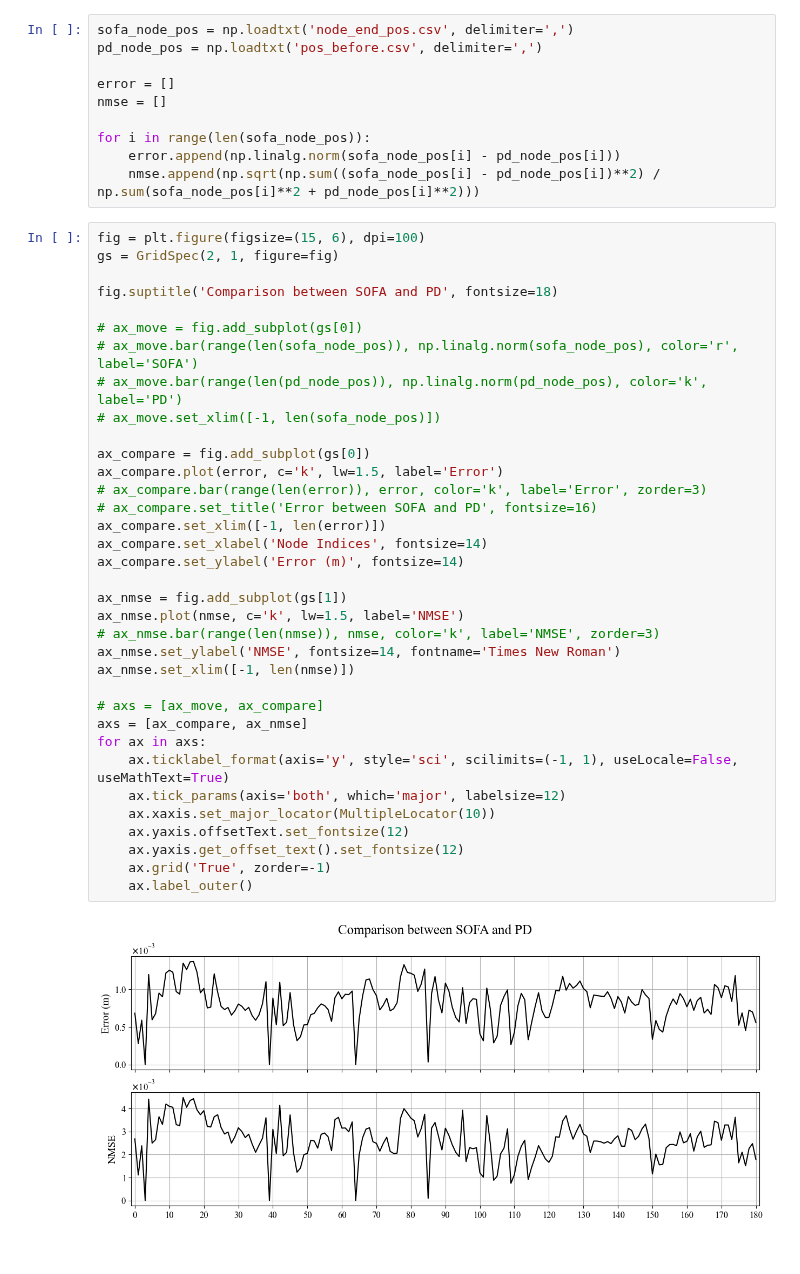
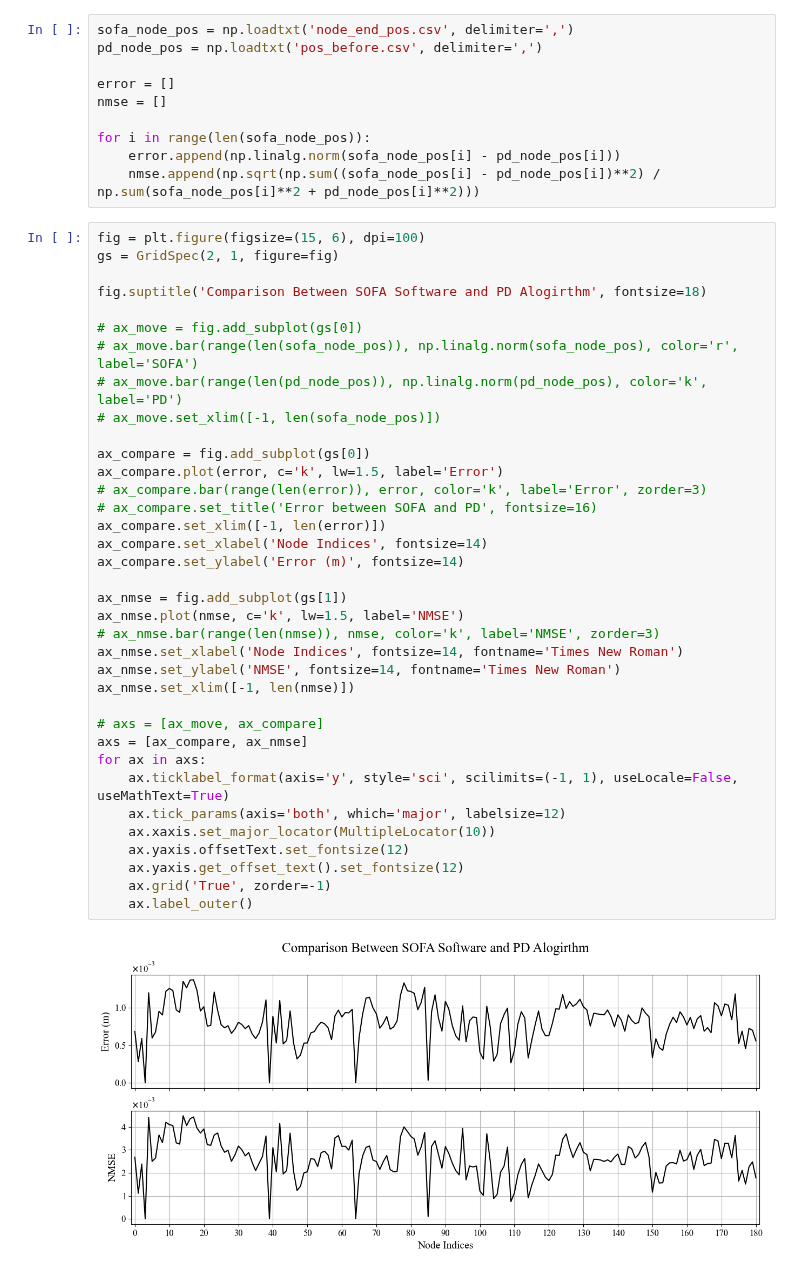
Before and after one commit to yang-si-hang/paper-2023, a Jupyter notebook: Test branch/SOFACode/20240629-PD Sofa/DataCompare.ipynb, the cells around one changed output. Drawn from its saved outputs; the diff is of its cells as text.

```diff
--- a/Test branch/SOFACode/20240629-PD Sofa/DataCompare.ipynb
+++ b/Test branch/SOFACode/20240629-PD Sofa/DataCompare.ipynb
@@ -27,36 +27,37 @@ for i in range(len(sofa_node_pos)):
 fig = plt.figure(figsize=(15, 6), dpi=100)
 gs = GridSpec(2, 1, figure=fig)
 
-fig.suptitle('Comparison between SOFA and PD', fontsize=18)
+fig.suptitle('Comparison Between SOFA Software and PD Alogirthm', fontsize=18)
 
 # ax_move = fig.add_subplot(gs[0])
 # ax_move.bar(range(len(sofa_node_pos)), np.linalg.norm(sofa_node_pos), color='r', label='SOFA')
 # ax_move.bar(range(len(pd_node_pos)), np.linalg.norm(pd_node_pos), color='k', label='PD')
 # ax_move.set_xlim([-1, len(sofa_node_pos)])
 
 ax_compare = fig.add_subplot(gs[0])
 ax_compare.plot(error, c='k', lw=1.5, label='Error')
 # ax_compare.bar(range(len(error)), error, color='k', label='Error', zorder=3)
 # ax_compare.set_title('Error between SOFA and PD', fontsize=16)
 ax_compare.set_xlim([-1, len(error)])
 ax_compare.set_xlabel('Node Indices', fontsize=14)
 ax_compare.set_ylabel('Error (m)', fontsize=14)
 
 ax_nmse = fig.add_subplot(gs[1])
 ax_nmse.plot(nmse, c='k', lw=1.5, label='NMSE')
 # ax_nmse.bar(range(len(nmse)), nmse, color='k', label='NMSE', zorder=3)
+ax_nmse.set_xlabel('Node Indices', fontsize=14, fontname='Times New Roman')
 ax_nmse.set_ylabel('NMSE', fontsize=14, fontname='Times New Roman')
 ax_nmse.set_xlim([-1, len(nmse)])
 
 # axs = [ax_move, ax_compare]
 axs = [ax_compare, ax_nmse]
 for ax in axs:
     ax.ticklabel_format(axis='y', style='sci', scilimits=(-1, 1), useLocale=False, useMathText=True)
     ax.tick_params(axis='both', which='major', labelsize=12)
     ax.xaxis.set_major_locator(MultipleLocator(10))
     ax.yaxis.offsetText.set_fontsize(12)
     ax.yaxis.get_offset_text().set_fontsize(12)
     ax.grid('True', zorder=-1)
     ax.label_outer()
 # %% [output]
-[figure, old version]
+[figure, new version]
```
